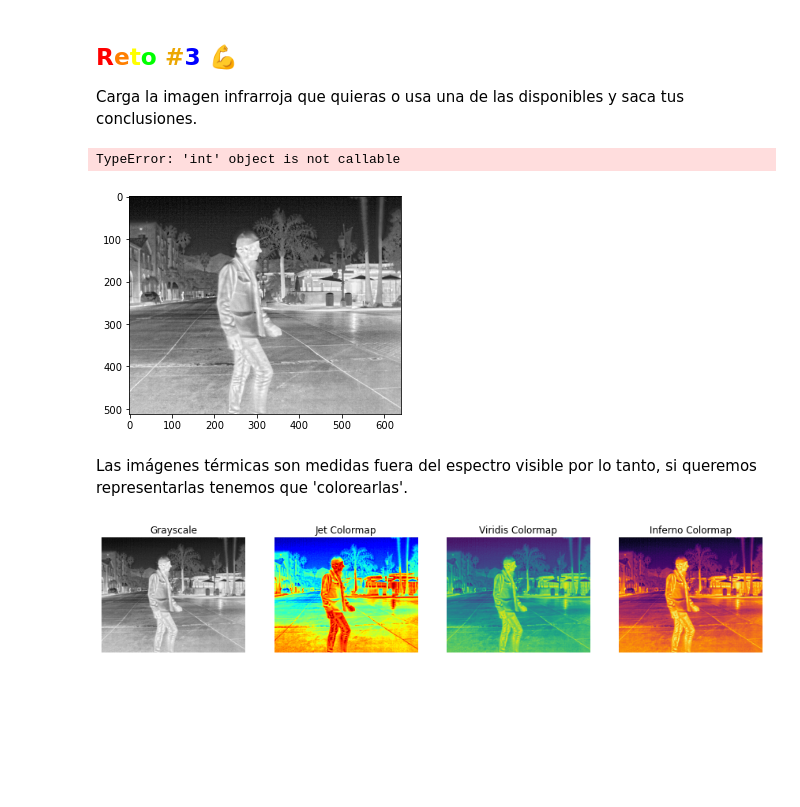
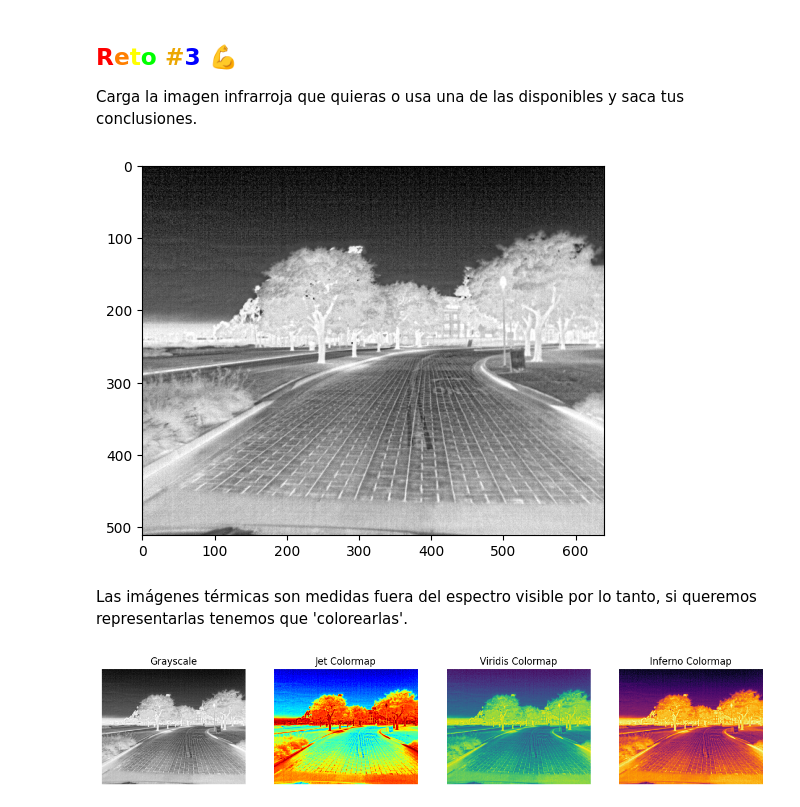
Before and after one commit to Sneider-exe/Hands-on-Computer-Vision, a Jupyter notebook: Sesiones/Sesion9/Sesion9-1.ipynb, the cells around one changed output. Saved outputs shown, nothing was run; the diff lists cells and outputs as text; code cells hidden in the pictures; blank space fills up the shorter version.

```diff
--- a/Sesiones/Sesion9/Sesion9-1.ipynb
+++ b/Sesiones/Sesion9/Sesion9-1.ipynb
@@ -298,14 +298,12 @@ Una imagen infrarroja es una imagen que se formó captando luz que poseía una l
 
 Carga la imagen infrarroja que quieras o usa una de las disponibles y saca tus conclusiones.
 # %%
-gray_image = cv2.None("images/Img1.jpg", cv2.IMREAD_GRAYSCALE)
+gray_image = cv2.imread("images/Img1.jpg", cv2.IMREAD_GRAYSCALE)
-# %% [output]
-TypeError: 'int' object is not callable
 # %%
-plt.imshow(None, cmap='gray')
+plt.imshow(gray_image, cmap='gray')
 plt.show()
 # %% [output]
-[figure, old version]
+[figure, new version]
 # %% [markdown]
 Las imágenes térmicas son medidas fuera del espectro visible por lo tanto, si queremos representarlas tenemos que 'colorearlas'.
 # %%
@@ -333,4 +331,4 @@ plt.axis('off')
 
 plt.show()
 # %% [output]
-[figure, old version]
+[figure, new version]
```
